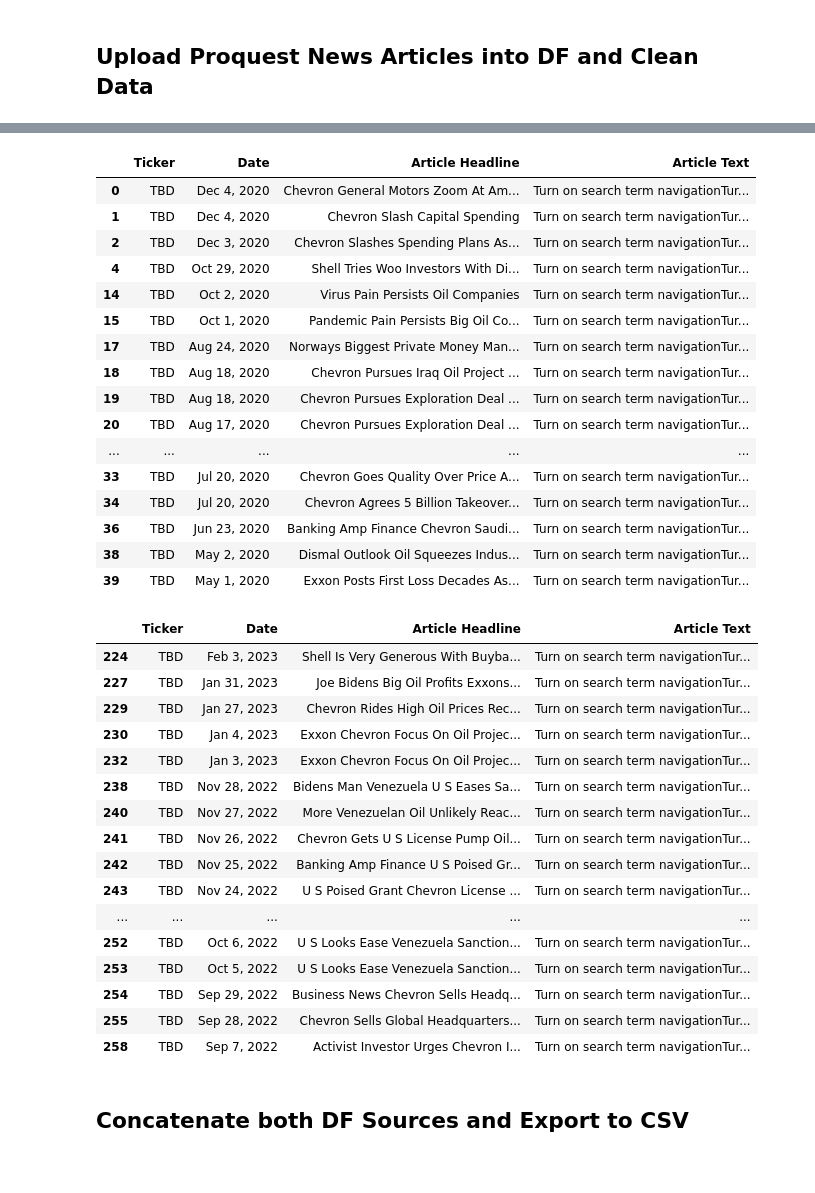
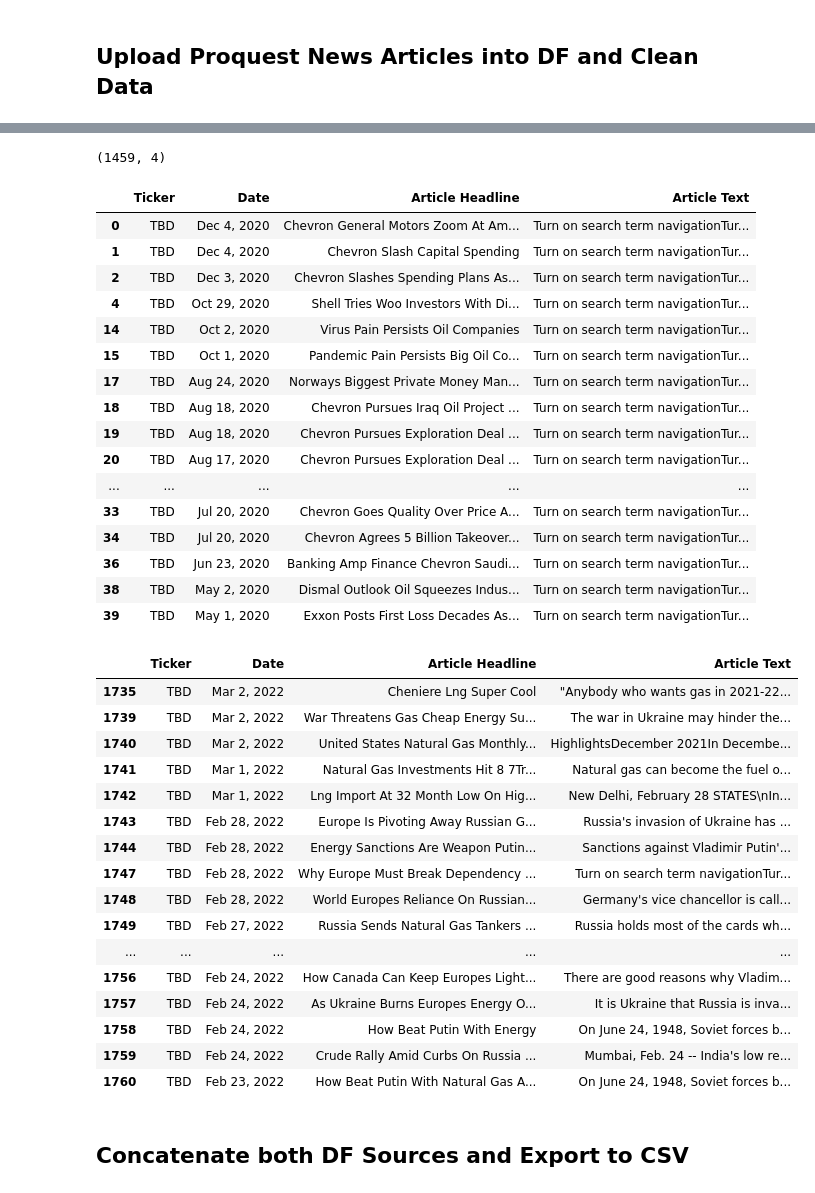
Before and after one commit to Kussil/Financial_Sentiment_LLM, a Jupyter notebook: Text_Data/Text_Preprocessing.ipynb, the cells around one changed output, grey strips where cells are left out. Saved outputs shown, nothing was run; the diff lists cells and outputs as text; code cells hidden in the pictures.

```diff
--- a/Text_Data/Text_Preprocessing.ipynb
+++ b/Text_Data/Text_Preprocessing.ipynb
@@ -56,16 +57,13 @@ display(invest_df.head())
 # %%
 # Import Chevron and Others
 proquest_df_cvx = pd.read_csv('CVX_Rice_project/Text_Data/proquest_newsarticles_CVX.csv')
-# proquest_df_others = pd.read_csv('CVX_Rice_project/Text_Data/proquest_newsarticles_all_v2.csv')  # Currently empty for some reason, fix later
+proquest_df_others = pd.read_csv('CVX_Rice_project/Text_Data/proquest_newsarticles_all_v2.csv')  # Currently empty for some reason, fix later
 
 # Append dfs
-# proquest_df = pd.concat([proquest_df_cvx, proquest_df_others], ignore_index=True)
+proquest_df = pd.concat([proquest_df_cvx, proquest_df_others], ignore_index=True)
 display(proquest_df_cvx.shape)
-# display(proques_df_majors.shape)
-# display(proques_df.shape)
-
-# Get rid of this and uncomment above lines once csv is reloaded
-proquest_df = proquest_df_cvx
+display(proquest_df_others.shape)
+display(proquest_df.shape)
 
 # Rename drop, and reorder columns
 proquest_df = proquest_df.rename(columns={'Title': 'Article Headline', 'Full Article Text': 'Article Text'})
@@ -126,6 +123,9 @@ print(f"Number of duplicate rows: {duplicate_count}")
 print(duplicates)
 print()
 
+# Drop duplicates and keep the first occurrence
+proquest_df = proquest_df.drop_duplicates(subset=['Date', 'Article Headline'], keep='first')
+display(proquest_df.shape)
 display(proquest_df.head(20))
 display(proquest_df.tail(20))
 # %% [output]
@@ -136,37 +149,38 @@ Index: []
+(1459, 4)
 |  | Ticker | Date | Article Headline | Article Text |
 | 0 | TBD | Dec 4, 2020 | Chevron General Motors Zoom At Am... | Turn on search term navigationTur... |
 | 1 | TBD | Dec 4, 2020 | Chevron Slash Capital Spending | Turn on search term navigationTur... |
 | 2 | TBD | Dec 3, 2020 | Chevron Slashes Spending Plans As... | Turn on search term navigationTur... |
 | 4 | TBD | Oct 29, 2020 | Shell Tries Woo Investors With Di... | Turn on search term navigationTur... |
 | 14 | TBD | Oct 2, 2020 | Virus Pain Persists Oil Companies | Turn on search term navigationTur... |
 | 15 | TBD | Oct 1, 2020 | Pandemic Pain Persists Big Oil Co... | Turn on search term navigationTur... |
 | 17 | TBD | Aug 24, 2020 | Norways Biggest Private Money Man... | Turn on search term navigationTur... |
 | 18 | TBD | Aug 18, 2020 | Chevron Pursues Iraq Oil Project ... | Turn on search term navigationTur... |
 | 19 | TBD | Aug 18, 2020 | Chevron Pursues Exploration Deal ... | Turn on search term navigationTur... |
 | 20 | TBD | Aug 17, 2020 | Chevron Pursues Exploration Deal ... | Turn on search term navigationTur... |
 | ... | ... | ... | ... | ... |
 | 33 | TBD | Jul 20, 2020 | Chevron Goes Quality Over Price A... | Turn on search term navigationTur... |
 | 34 | TBD | Jul 20, 2020 | Chevron Agrees 5 Billion Takeover... | Turn on search term navigationTur... |
 | 36 | TBD | Jun 23, 2020 | Banking Amp Finance Chevron Saudi... | Turn on search term navigationTur... |
 | 38 | TBD | May 2, 2020 | Dismal Outlook Oil Squeezes Indus... | Turn on search term navigationTur... |
 | 39 | TBD | May 1, 2020 | Exxon Posts First Loss Decades As... | Turn on search term navigationTur... |
 |  | Ticker | Date | Article Headline | Article Text |
-| 224 | TBD | Feb 3, 2023 | Shell Is Very Generous With Buyba... | Turn on search term navigationTur... |
-| 227 | TBD | Jan 31, 2023 | Joe Bidens Big Oil Profits Exxons... | Turn on search term navigationTur... |
-| 229 | TBD | Jan 27, 2023 | Chevron Rides High Oil Prices Rec... | Turn on search term navigationTur... |
-| 230 | TBD | Jan 4, 2023 | Exxon Chevron Focus On Oil Projec... | Turn on search term navigationTur... |
-| 232 | TBD | Jan 3, 2023 | Exxon Chevron Focus On Oil Projec... | Turn on search term navigationTur... |
-| 238 | TBD | Nov 28, 2022 | Bidens Man Venezuela U S Eases Sa... | Turn on search term navigationTur... |
-| 240 | TBD | Nov 27, 2022 | More Venezuelan Oil Unlikely Reac... | Turn on search term navigationTur... |
-| 241 | TBD | Nov 26, 2022 | Chevron Gets U S License Pump Oil... | Turn on search term navigationTur... |
-| 242 | TBD | Nov 25, 2022 | Banking Amp Finance U S Poised Gr... | Turn on search term navigationTur... |
-| 243 | TBD | Nov 24, 2022 | U S Poised Grant Chevron License ... | Turn on search term navigationTur... |
+| 1735 | TBD | Mar 2, 2022 | Cheniere Lng Super Cool | "Anybody who wants gas in 2021-22... |
+| 1739 | TBD | Mar 2, 2022 | War Threatens Gas Cheap Energy Su... | The war in Ukraine may hinder the... |
+| 1740 | TBD | Mar 2, 2022 | United States Natural Gas Monthly... | HighlightsDecember 2021In Decembe... |
+| 1741 | TBD | Mar 1, 2022 | Natural Gas Investments Hit 8 7Tr... | Natural gas can become the fuel o... |
+| 1742 | TBD | Mar 1, 2022 | Lng Import At 32 Month Low On Hig... | New Delhi, February 28 STATES\nIn... |
+| 1743 | TBD | Feb 28, 2022 | Europe Is Pivoting Away Russian G... | Russia's invasion of Ukraine has ... |
+| 1744 | TBD | Feb 28, 2022 | Energy Sanctions Are Weapon Putin... | Sanctions against Vladimir Putin'... |
+| 1747 | TBD | Feb 28, 2022 | Why Europe Must Break Dependency ... | Turn on search term navigationTur... |
+| 1748 | TBD | Feb 28, 2022 | World Europes Reliance On Russian... | Germany's vice chancellor is call... |
+| 1749 | TBD | Feb 27, 2022 | Russia Sends Natural Gas Tankers ... | Russia holds most of the cards wh... |
 | ... | ... | ... | ... | ... |
-| 252 | TBD | Oct 6, 2022 | U S Looks Ease Venezuela Sanction... | Turn on search term navigationTur... |
-| 253 | TBD | Oct 5, 2022 | U S Looks Ease Venezuela Sanction... | Turn on search term navigationTur... |
-| 254 | TBD | Sep 29, 2022 | Business News Chevron Sells Headq... | Turn on search term navigationTur... |
-| 255 | TBD | Sep 28, 2022 | Chevron Sells Global Headquarters... | Turn on search term navigationTur... |
-| 258 | TBD | Sep 7, 2022 | Activist Investor Urges Chevron I... | Turn on search term navigationTur... |
+| 1756 | TBD | Feb 24, 2022 | How Canada Can Keep Europes Light... | There are good reasons why Vladim... |
+| 1757 | TBD | Feb 24, 2022 | As Ukraine Burns Europes Energy O... | It is Ukraine that Russia is inva... |
+| 1758 | TBD | Feb 24, 2022 | How Beat Putin With Energy | On June 24, 1948, Soviet forces b... |
+| 1759 | TBD | Feb 24, 2022 | Crude Rally Amid Curbs On Russia ... | Mumbai, Feb. 24 -- India's low re... |
+| 1760 | TBD | Feb 23, 2022 | How Beat Putin With Natural Gas A... | On June 24, 1948, Soviet forces b... |
 # %% [markdown]
 ## Concatenate both DF Sources and Export to CSV
 # %%
```
Also changed, not shown: parts of 6 cells of this notebook.
